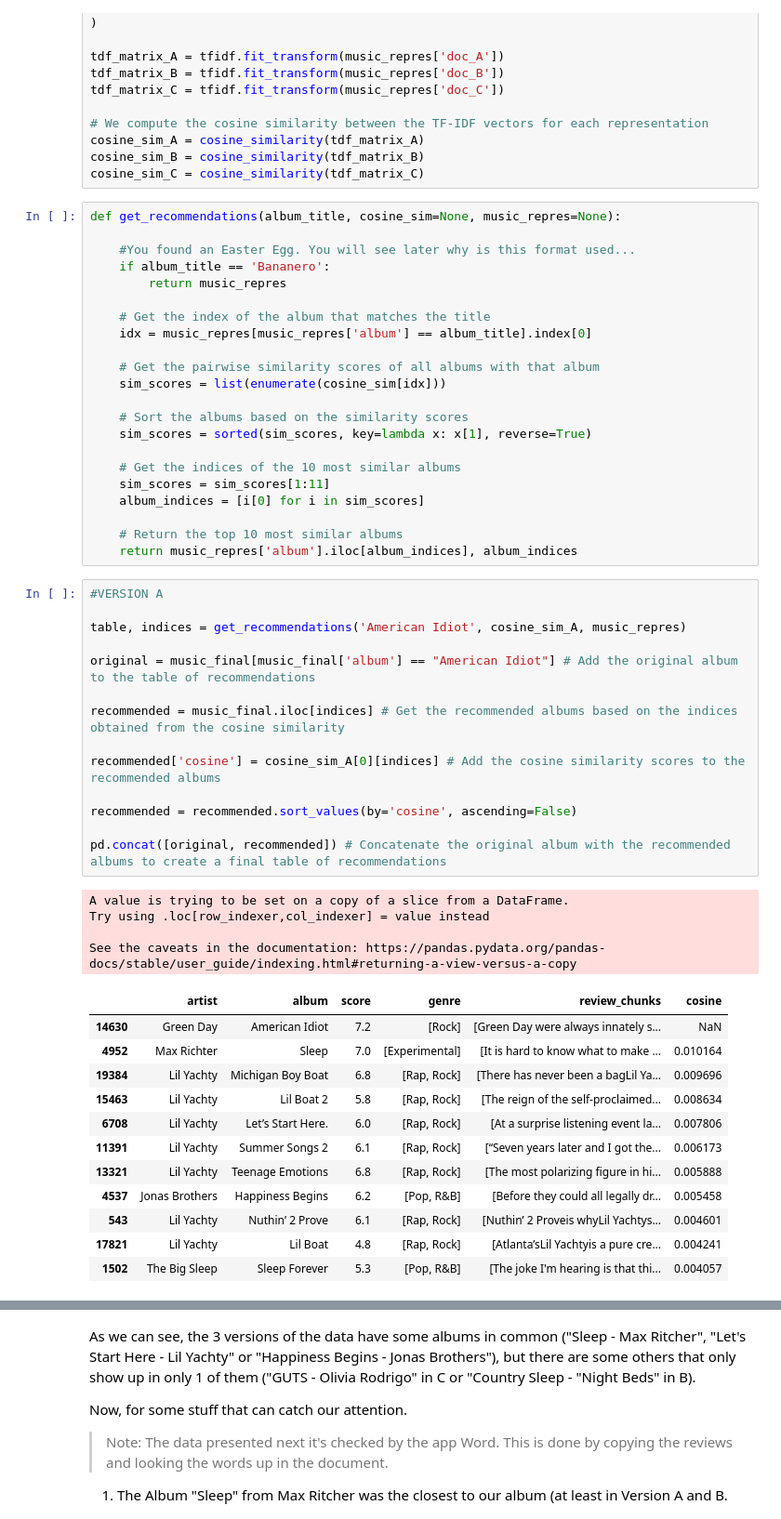
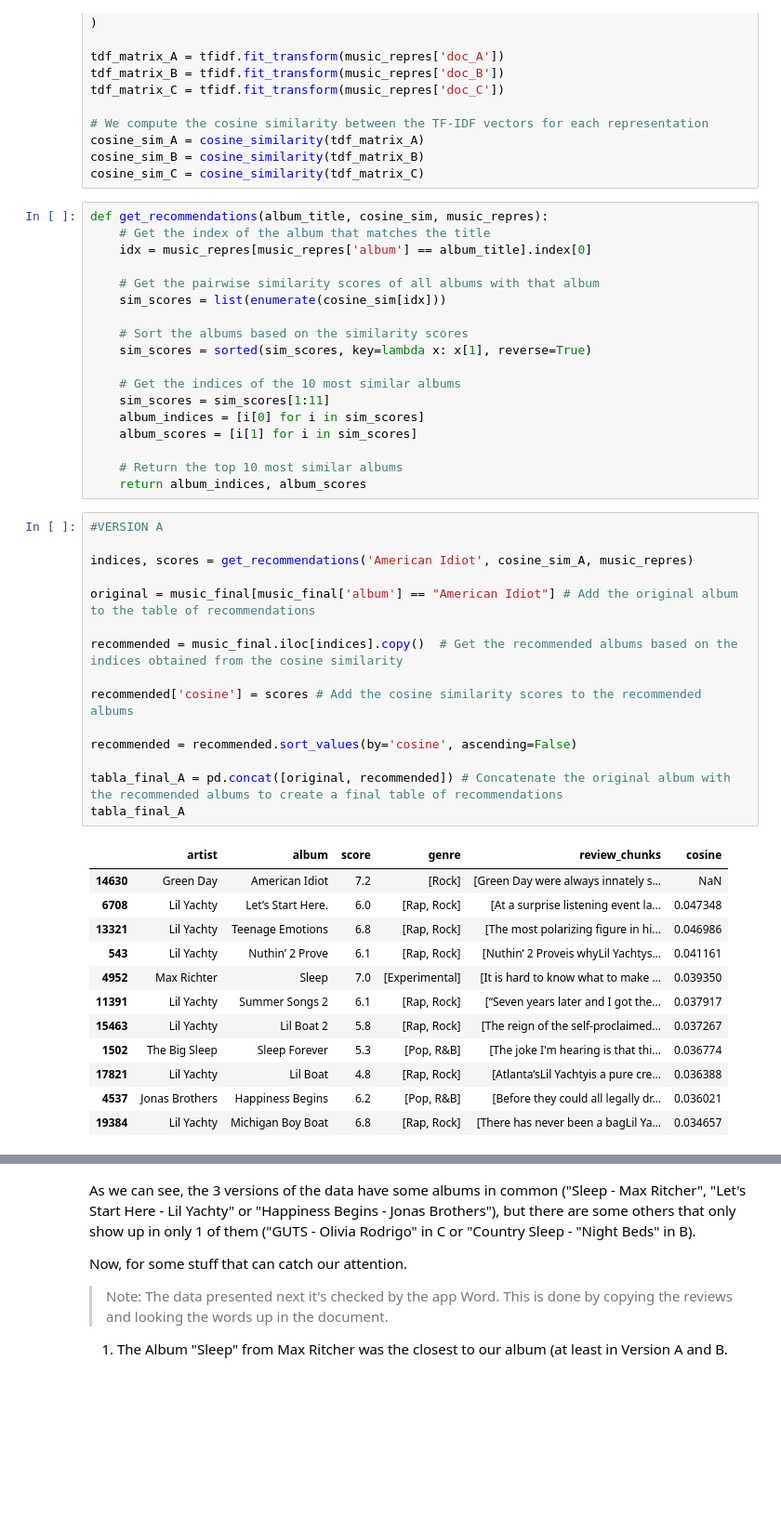
Before and after one commit to carlotaprosper/Music-Recommendator, a Jupyter notebook: enunciado_practica_recomendador_embeddings_modernos.ipynb, the cells around one changed output, grey strips where cells are left out. Shown at 93% size. Saved outputs shown, nothing was run; the diff lists cells and outputs as text; blank space fills up the shorter version.

```diff
--- a/enunciado_practica_recomendador_embeddings_modernos.ipynb
+++ b/enunciado_practica_recomendador_embeddings_modernos.ipynb
@@ -890,12 +890,7 @@ cosine_sim_A = cosine_similarity(tdf_matrix_A)
 cosine_sim_B = cosine_similarity(tdf_matrix_B)
 cosine_sim_C = cosine_similarity(tdf_matrix_C)
 # %%
-def get_recommendations(album_title, cosine_sim=None, music_repres=None):
-
-    #You found an Easter Egg. You will see later why is this format used...
-    if album_title == 'Bananero':
-        return music_repres
-
+def get_recommendations(album_title, cosine_sim, music_repres):
     # Get the index of the album that matches the title
     idx = music_repres[music_repres['album'] == album_title].index[0]
 
@@ -908,40 +903,38 @@ def get_recommendations(album_title, cosine_sim=None, music_repres=None):
     # Get the indices of the 10 most similar albums
     sim_scores = sim_scores[1:11]
     album_indices = [i[0] for i in sim_scores]
+    album_scores = [i[1] for i in sim_scores]
 
     # Return the top 10 most similar albums
-    return music_repres['album'].iloc[album_indices], album_indices
+    return album_indices, album_scores
 # %%
 #VERSION A
 
-table, indices = get_recommendations('American Idiot', cosine_sim_A, music_repres)
+indices, scores = get_recommendations('American Idiot', cosine_sim_A, music_repres)
 
 original = music_final[music_final['album'] == "American Idiot"] # Add the original album to the table of recommendations
 
-recommended = music_final.iloc[indices] # Get the recommended albums based on the indices obtained from the cosine similarity
+recommended = music_final.iloc[indices].copy()  # Get the recommended albums based on the indices obtained from the cosine similarity
 
-recommended['cosine'] = cosine_sim_A[0][indices] # Add the cosine similarity scores to the recommended albums
+recommended['cosine'] = scores # Add the cosine similarity scores to the recommended albums
 
 recommended = recommended.sort_values(by='cosine', ascending=False)
 
-pd.concat([original, recommended]) # Concatenate the original album with the recommended albums to create a final table of recommendations
+tabla_final_A = pd.concat([original, recommended]) # Concatenate the original album with the recommended albums to create a final table of recommendations
+tabla_final_A
 # %% [output]
-A value is trying to be set on a copy of a slice from a DataFrame.
-Try using .loc[row_indexer,col_indexer] = value instead
-
-See the caveats in the documentation: https://pandas.pydata.org/pandas-docs/stable/user_guide/indexing.html#returning-a-view-versus-a-copy
 |  | artist | album | score | genre | review_chunks | cosine |
 | 14630 | Green Day | American Idiot | 7.2 | [Rock] | [Green Day were always innately s... | NaN |
-| 4952 | Max Richter | Sleep | 7.0 | [Experimental] | [It is hard to know what to make ... | 0.010164 |
-| 19384 | Lil Yachty | Michigan Boy Boat | 6.8 | [Rap, Rock] | [There has never been a bagLil Ya... | 0.009696 |
-| 15463 | Lil Yachty | Lil Boat 2 | 5.8 | [Rap, Rock] | [The reign of the self-proclaimed... | 0.008634 |
-| 6708 | Lil Yachty | Let’s Start Here. | 6.0 | [Rap, Rock] | [At a surprise listening event la... | 0.007806 |
-| 11391 | Lil Yachty | Summer Songs 2 | 6.1 | [Rap, Rock] | [“Seven years later and I got the... | 0.006173 |
-| 13321 | Lil Yachty | Teenage Emotions | 6.8 | [Rap, Rock] | [The most polarizing figure in hi... | 0.005888 |
-| 4537 | Jonas Brothers | Happiness Begins | 6.2 | [Pop, R&B] | [Before they could all legally dr... | 0.005458 |
-| 543 | Lil Yachty | Nuthin’ 2 Prove | 6.1 | [Rap, Rock] | [Nuthin’ 2 Proveis whyLil Yachtys... | 0.004601 |
-| 17821 | Lil Yachty | Lil Boat | 4.8 | [Rap, Rock] | [Atlanta’sLil Yachtyis a pure cre... | 0.004241 |
-| 1502 | The Big Sleep | Sleep Forever | 5.3 | [Pop, R&B] | [The joke I'm hearing is that thi... | 0.004057 |
+| 6708 | Lil Yachty | Let’s Start Here. | 6.0 | [Rap, Rock] | [At a surprise listening event la... | 0.047348 |
+| 13321 | Lil Yachty | Teenage Emotions | 6.8 | [Rap, Rock] | [The most polarizing figure in hi... | 0.046986 |
+| 543 | Lil Yachty | Nuthin’ 2 Prove | 6.1 | [Rap, Rock] | [Nuthin’ 2 Proveis whyLil Yachtys... | 0.041161 |
+| 4952 | Max Richter | Sleep | 7.0 | [Experimental] | [It is hard to know what to make ... | 0.039350 |
+| 11391 | Lil Yachty | Summer Songs 2 | 6.1 | [Rap, Rock] | [“Seven years later and I got the... | 0.037917 |
+| 15463 | Lil Yachty | Lil Boat 2 | 5.8 | [Rap, Rock] | [The reign of the self-proclaimed... | 0.037267 |
+| 1502 | The Big Sleep | Sleep Forever | 5.3 | [Pop, R&B] | [The joke I'm hearing is that thi... | 0.036774 |
+| 17821 | Lil Yachty | Lil Boat | 4.8 | [Rap, Rock] | [Atlanta’sLil Yachtyis a pure cre... | 0.036388 |
+| 4537 | Jonas Brothers | Happiness Begins | 6.2 | [Pop, R&B] | [Before they could all legally dr... | 0.036021 |
+| 19384 | Lil Yachty | Michigan Boy Boat | 6.8 | [Rap, Rock] | [There has never been a bagLil Ya... | 0.034657 |
 # %%
 #VERSION B
 
```
Also changed, not shown: parts of 28 cells of this notebook, 2 other files.
